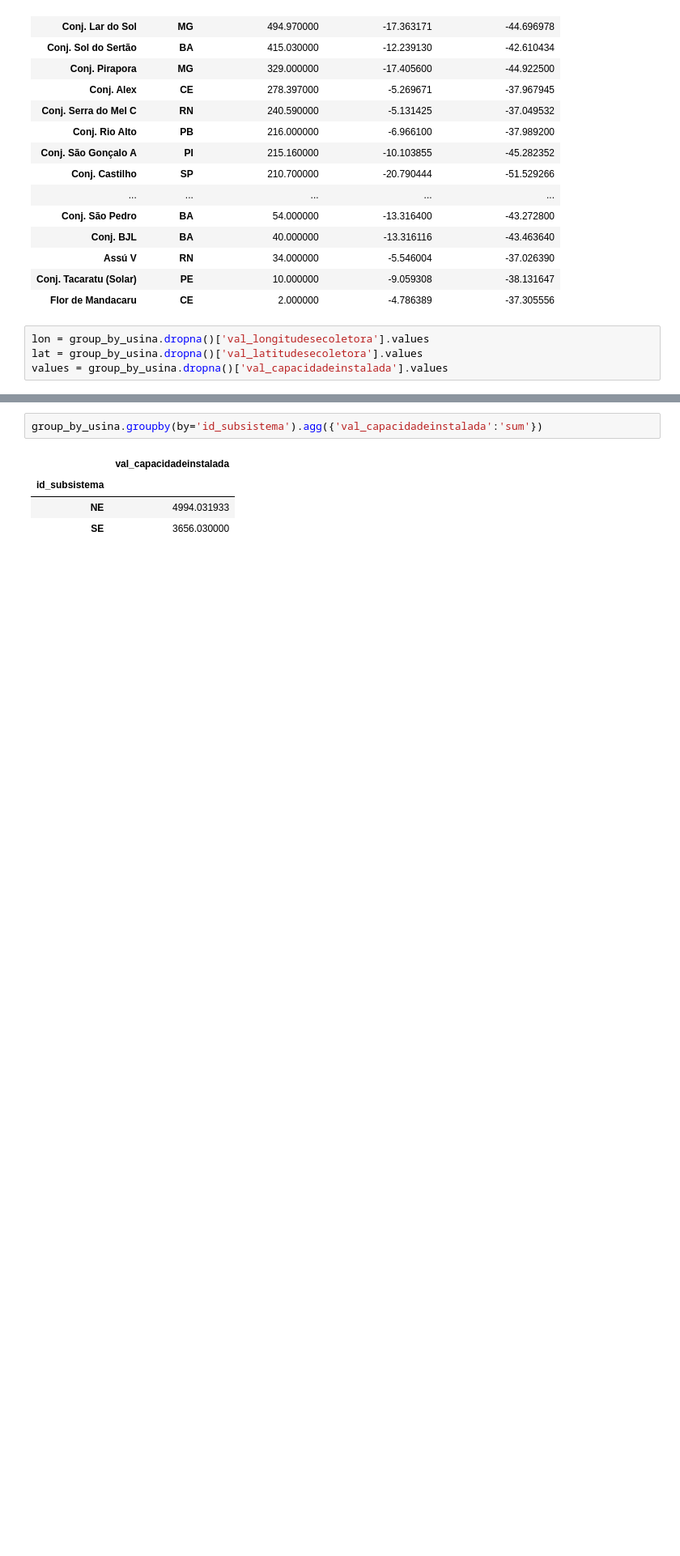
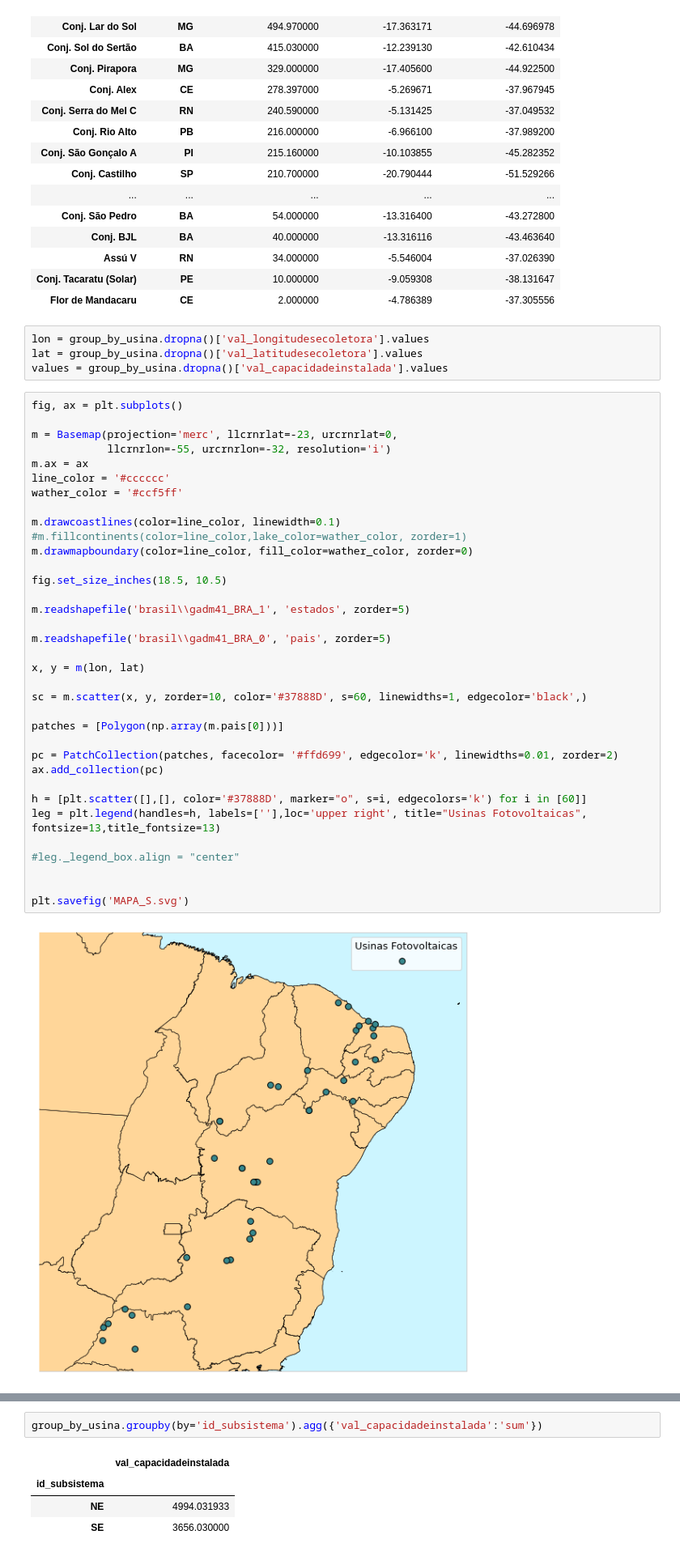
Before and after one commit to La1ra1/Gestao_energetica_trabalhos, a Jupyter notebook: Seminário 2/figuras_geracao_pv.ipynb, the cells around one changed output, grey strips where cells are left out. Shown at 81% size. Saved outputs shown, nothing was run; the diff lists cells and outputs as text; blank space fills up the shorter version.

```diff
--- a/Seminário 2/figuras_geracao_pv.ipynb
+++ b/Seminário 2/figuras_geracao_pv.ipynb
@@ -67,3 +71,40 @@ group_by_usina.dropna()
 lon = group_by_usina.dropna()['val_longitudesecoletora'].values
 lat = group_by_usina.dropna()['val_latitudesecoletora'].values
 values = group_by_usina.dropna()['val_capacidadeinstalada'].values
+# %%
+fig, ax = plt.subplots()
+
+m = Basemap(projection='merc', llcrnrlat=-23, urcrnrlat=0,
+            llcrnrlon=-55, urcrnrlon=-32, resolution='i')
+m.ax = ax
+line_color = '#cccccc'
+wather_color = '#ccf5ff'
+
+m.drawcoastlines(color=line_color, linewidth=0.1)
+#m.fillcontinents(color=line_color,lake_color=wather_color, zorder=1)
+m.drawmapboundary(color=line_color, fill_color=wather_color, zorder=0)
+
+fig.set_size_inches(18.5, 10.5)
+
+m.readshapefile('brasil\\gadm41_BRA_1', 'estados', zorder=5)
+
+m.readshapefile('brasil\\gadm41_BRA_0', 'pais', zorder=5)
+
+x, y = m(lon, lat)
+
+sc = m.scatter(x, y, zorder=10, color='#37888D', s=60, linewidths=1, edgecolor='black',)
+
+patches = [Polygon(np.array(m.pais[0]))]
+
+pc = PatchCollection(patches, facecolor= '#ffd699', edgecolor='k', linewidths=0.01, zorder=2)
+ax.add_collection(pc)
+
+h = [plt.scatter([],[], color='#37888D', marker="o", s=i, edgecolors='k') for i in [60]]
+leg = plt.legend(handles=h, labels=[''],loc='upper right', title="Usinas Fotovoltaicas", fontsize=13,title_fontsize=13)
+
+#leg._legend_box.align = "center"
+
+
+plt.savefig('MAPA_S.svg')
+# %% [output]
+[figure, added]
```
Also changed, not shown: parts of 8 cells of this notebook, 5 other files.
